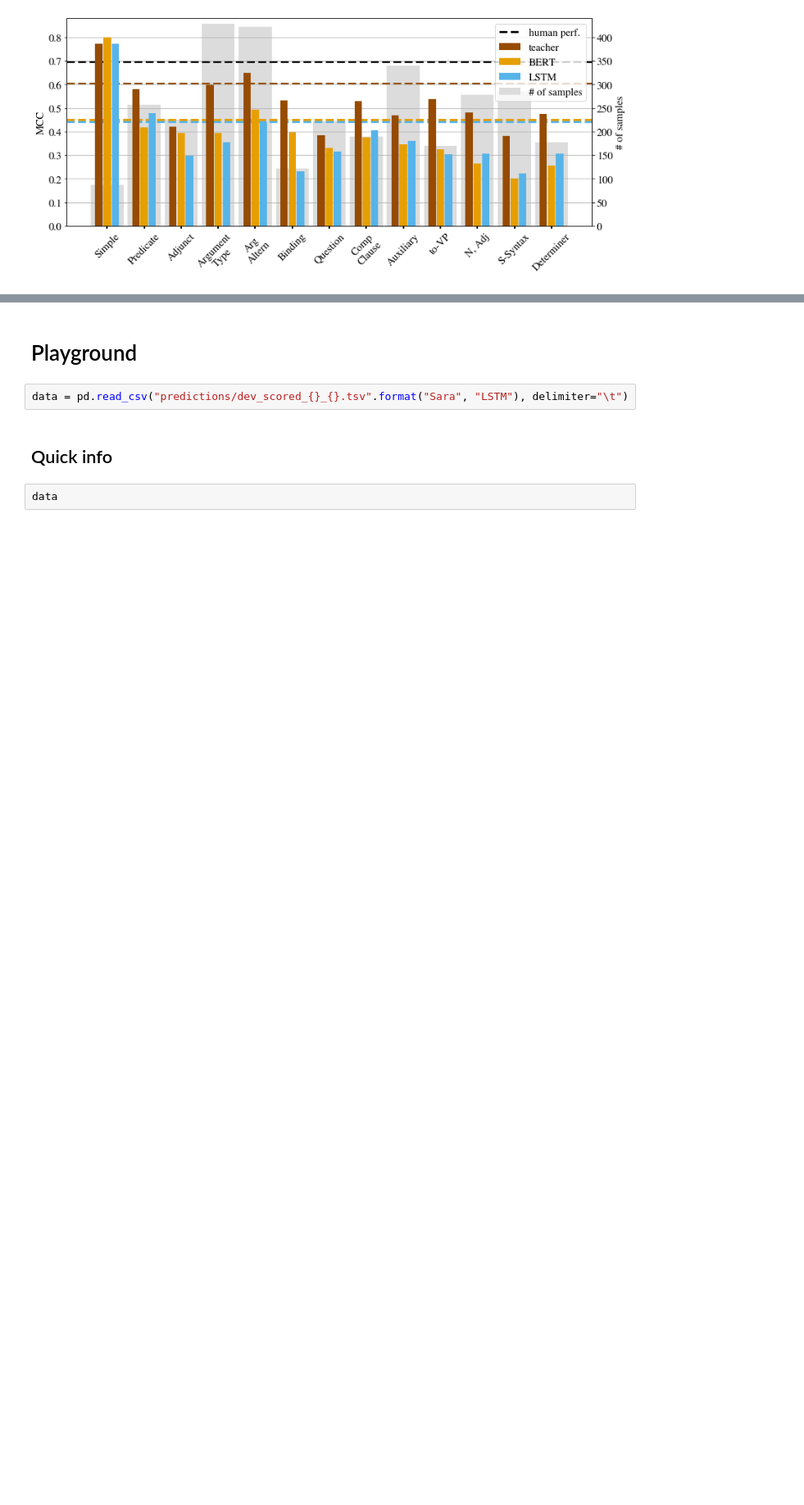
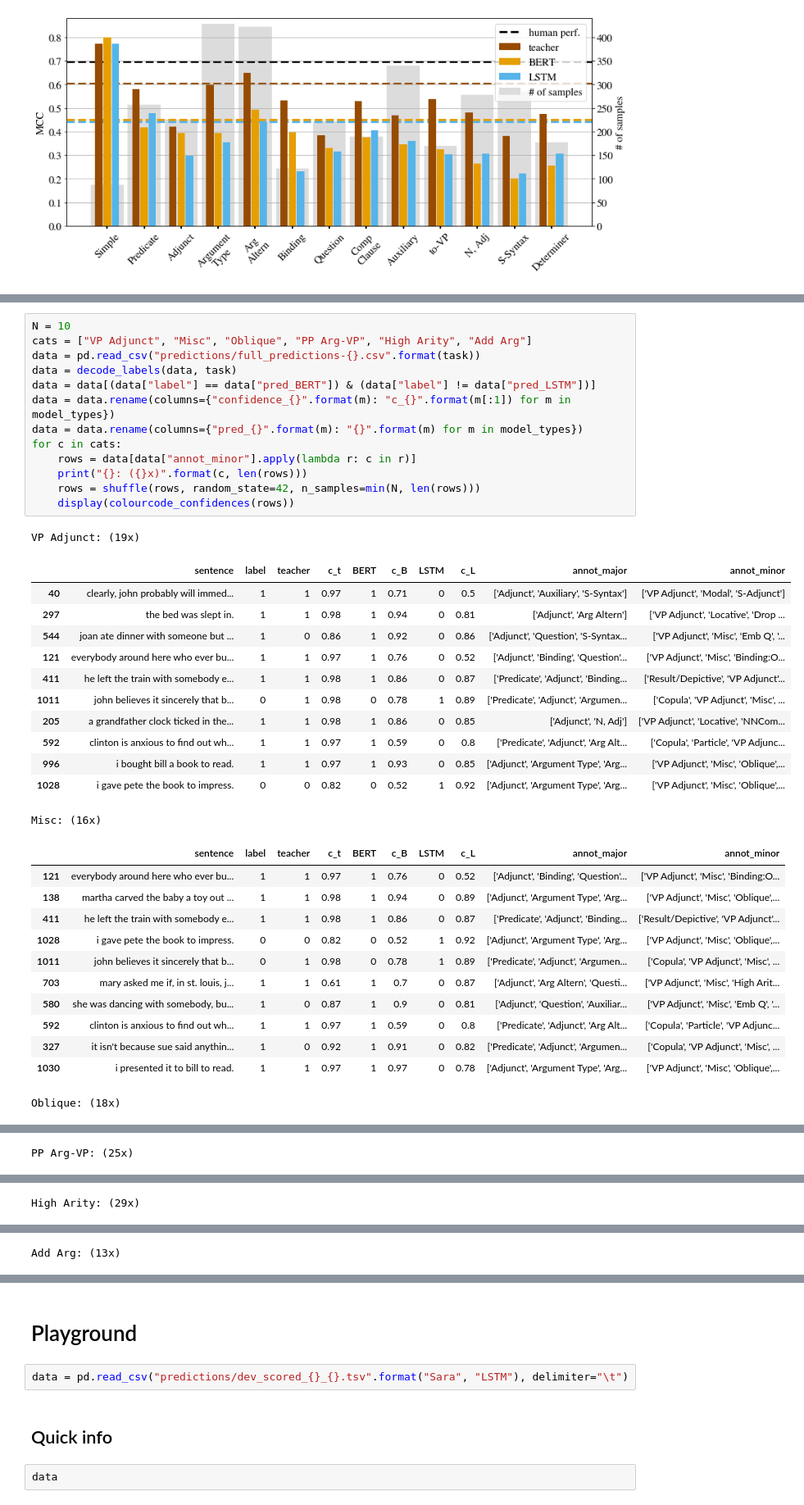
Before and after one commit to samsucik/knowledge-distil-bert, a Jupyter notebook: experiments/analysis/Prediction analysis.ipynb, the cells around one changed output, grey strips where cells are left out. Shown at 82% size. Saved outputs shown, nothing was run; the diff lists cells and outputs as text; blank space fills up the shorter version.

```diff
--- a/experiments/analysis/Prediction analysis.ipynb
+++ b/experiments/analysis/Prediction analysis.ipynb
@@ -479,0 +548,39 @@ fig.savefig("img/CoLA-annots_minor.png")
+# %%
+N = 10
+cats = ["VP Adjunct", "Misc", "Oblique", "PP Arg-VP", "High Arity", "Add Arg"]
+data = pd.read_csv("predictions/full_predictions-{}.csv".format(task))
+data = decode_labels(data, task)
+data = data[(data["label"] == data["pred_BERT"]) & (data["label"] != data["pred_LSTM"])]
+data = data.rename(columns={"confidence_{}".format(m): "c_{}".format(m[:1]) for m in model_types})
+data = data.rename(columns={"pred_{}".format(m): "{}".format(m) for m in model_types})
+for c in cats:
+    rows = data[data["annot_minor"].apply(lambda r: c in r)]
+    print("{}: ({}x)".format(c, len(rows)))
+    rows = shuffle(rows, random_state=42, n_samples=min(N, len(rows)))
+    display(colourcode_confidences(rows))
+# %% [output]
+VP Adjunct: (19x)
+|  | sentence | label | teacher | c_t | BERT | c_B | LSTM | c_L | annot_major | annot_minor |
+| 40 | clearly, john probably will immed... | 1 | 1 | 0.97 | 1 | 0.71 | 0 | 0.5 | ['Adjunct', 'Auxiliary', 'S-Syntax'] | ['VP Adjunct', 'Modal', 'S-Adjunct'] |
+| 297 | the bed was slept in. | 1 | 1 | 0.98 | 1 | 0.94 | 0 | 0.81 | ['Adjunct', 'Arg Altern'] | ['VP Adjunct', 'Locative', 'Drop ... |
+| 544 | joan ate dinner with someone but ... | 1 | 0 | 0.86 | 1 | 0.92 | 0 | 0.86 | ['Adjunct', 'Question', 'S-Syntax... | ['VP Adjunct', 'Misc', 'Emb Q', '... |
+| 121 | everybody around here who ever bu... | 1 | 1 | 0.97 | 1 | 0.76 | 0 | 0.52 | ['Adjunct', 'Binding', 'Question'... | ['VP Adjunct', 'Misc', 'Binding:O... |
+| 411 | he left the train with somebody e... | 1 | 1 | 0.98 | 1 | 0.86 | 0 | 0.87 | ['Predicate', 'Adjunct', 'Binding... | ['Result/Depictive', 'VP Adjunct'... |
+| 1011 | john believes it sincerely that b... | 0 | 1 | 0.98 | 0 | 0.78 | 1 | 0.89 | ['Predicate', 'Adjunct', 'Argumen... | ['Copula', 'VP Adjunct', 'Misc', ... |
+| 205 | a grandfather clock ticked in the... | 1 | 1 | 0.98 | 1 | 0.86 | 0 | 0.85 | ['Adjunct', 'N, Adj'] | ['VP Adjunct', 'Locative', 'NNCom... |
+| 592 | clinton is anxious to find out wh... | 1 | 1 | 0.97 | 1 | 0.59 | 0 | 0.8 | ['Predicate', 'Adjunct', 'Arg Alt... | ['Copula', 'Particle', 'VP Adjunc... |
+| 996 | i bought bill a book to read. | 1 | 1 | 0.97 | 1 | 0.93 | 0 | 0.85 | ['Adjunct', 'Argument Type', 'Arg... | ['VP Adjunct', 'Misc', 'Oblique',... |
+| 1028 | i gave pete the book to impress. | 0 | 0 | 0.82 | 0 | 0.52 | 1 | 0.92 | ['Adjunct', 'Argument Type', 'Arg... | ['VP Adjunct', 'Misc', 'Oblique',... |
+Misc: (16x)
+|  | sentence | label | teacher | c_t | BERT | c_B | LSTM | c_L | annot_major | annot_minor |
+| 121 | everybody around here who ever bu... | 1 | 1 | 0.97 | 1 | 0.76 | 0 | 0.52 | ['Adjunct', 'Binding', 'Question'... | ['VP Adjunct', 'Misc', 'Binding:O... |
+| 138 | martha carved the baby a toy out ... | 1 | 1 | 0.98 | 1 | 0.94 | 0 | 0.89 | ['Adjunct', 'Argument Type', 'Arg... | ['VP Adjunct', 'Misc', 'Oblique',... |
+| 411 | he left the train with somebody e... | 1 | 1 | 0.98 | 1 | 0.86 | 0 | 0.87 | ['Predicate', 'Adjunct', 'Binding... | ['Result/Depictive', 'VP Adjunct'... |
+| 1028 | i gave pete the book to impress. | 0 | 0 | 0.82 | 0 | 0.52 | 1 | 0.92 | ['Adjunct', 'Argument Type', 'Arg... | ['VP Adjunct', 'Misc', 'Oblique',... |
+| 1011 | john believes it sincerely that b... | 0 | 1 | 0.98 | 0 | 0.78 | 1 | 0.89 | ['Predicate', 'Adjunct', 'Argumen... | ['Copula', 'VP Adjunct', 'Misc', ... |
+| 703 | mary asked me if, in st. louis, j... | 1 | 1 | 0.61 | 1 | 0.7 | 0 | 0.87 | ['Adjunct', 'Arg Altern', 'Questi... | ['VP Adjunct', 'Misc', 'High Arit... |
+| 580 | she was dancing with somebody, bu... | 1 | 0 | 0.87 | 1 | 0.9 | 0 | 0.81 | ['Adjunct', 'Question', 'Auxiliar... | ['VP Adjunct', 'Misc', 'Emb Q', '... |
+| 592 | clinton is anxious to find out wh... | 1 | 1 | 0.97 | 1 | 0.59 | 0 | 0.8 | ['Predicate', 'Adjunct', 'Arg Alt... | ['Copula', 'Particle', 'VP Adjunc... |
+| 327 | it isn't because sue said anythin... | 1 | 0 | 0.92 | 1 | 0.91 | 0 | 0.82 | ['Predicate', 'Adjunct', 'Argumen... | ['Copula', 'VP Adjunct', 'Misc', ... |
+| 1030 | i presented it to bill to read. | 1 | 1 | 0.97 | 1 | 0.97 | 0 | 0.78 | ['Adjunct', 'Argument Type', 'Arg... | ['VP Adjunct', 'Misc', 'Oblique',... |
+Oblique: (18x)
@@ -479,0 +598 @@ fig.savefig("img/CoLA-annots_minor.png")
+PP Arg-VP: (25x)
@@ -479,0 +610 @@ fig.savefig("img/CoLA-annots_minor.png")
+High Arity: (29x)
@@ -479,0 +622 @@ fig.savefig("img/CoLA-annots_minor.png")
+Add Arg: (13x)
```
Also changed, not shown: parts of 9 cells of this notebook, 1 other file.
